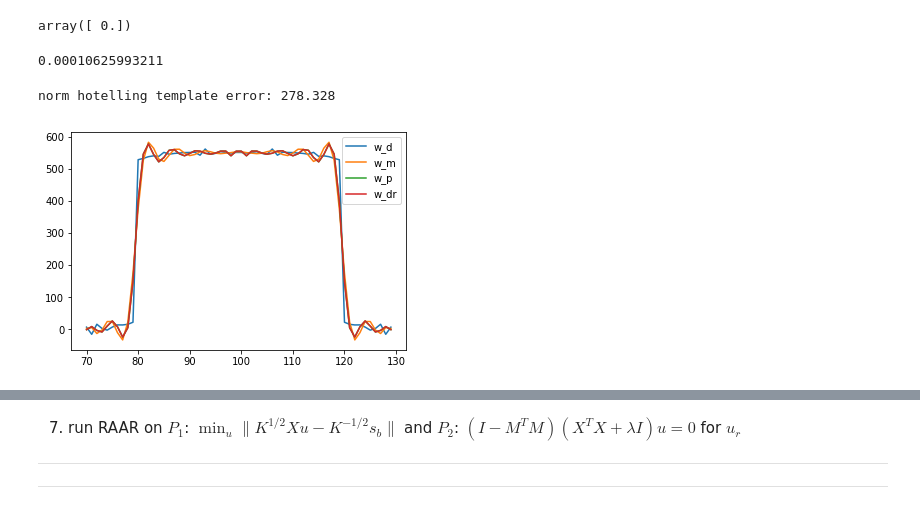
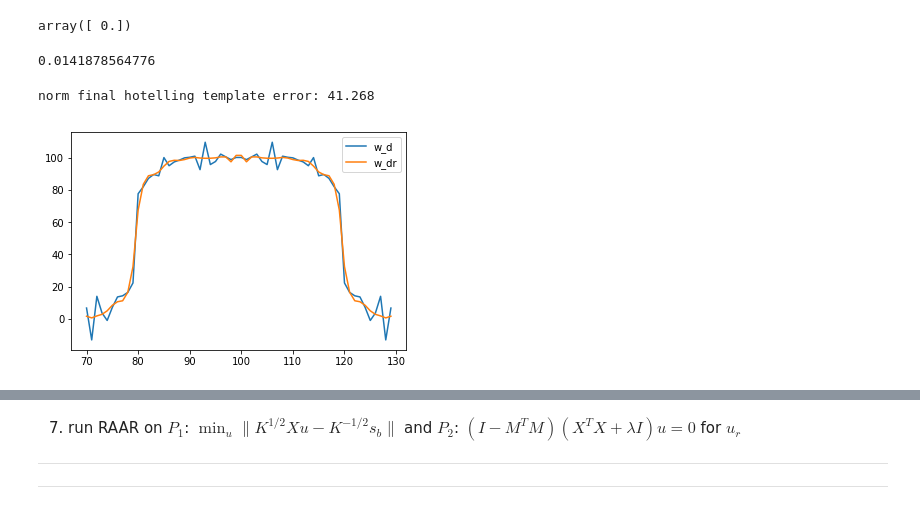
Before and after one commit to zimmerman-cole/ill-condition, a Jupyter notebook: code/pres/intermediate/proj_alg_single_1d.ipynb, the cells around one changed output, grey strips where cells are left out. Drawn from its saved outputs; the diff is of its cells as text; code cells hidden in the pictures.

```diff
--- a/code/pres/intermediate/proj_alg_single_1d.ipynb
+++ b/code/pres/intermediate/proj_alg_single_1d.ipynb
@@ -57,8 +71,8 @@ sigma = 3
 t     = 10
 
 # optimization
-tol   = 1e-5   # tolerance
-niter = 100    # max number of iterations
+tol   = 1e-15  # tolerance
+niter = 1000   # max number of iterations
 dr_sl = 1.5    # dr step length
 beta  = 0.25   # wtd avg for RAAR
 
@@ -77,7 +91,7 @@ plt.show()
 
 # regularization
 msv   = s[0]
-lam   = 10*msv
+lam   = 1*msv
 
 # problem
 p = problems.Problem(prob='b', n_1=n_1, k=k, lam=lam, ESI=True, ESIN=True, ESI3=True, dir_soln=True)
@@ -182,0 +207,19 @@ plt.show()
+# %%
+# compute intermediate hotelling residuals and errors every 10 iterations
+hr_m = []
+he_m = []
+ws_m = []
+for uu,i in zip(us_m,range(len(us_m))):
+    if i%10 == 0 or i == (len(us_m)-1):
+        w = util.calc_hot(X=p.X, B=p.B, lam=p.lam, M=p.M, u=uu, ESI=True)
+        ws_m.append(w)
+        he_m.append( la.norm(w - w_d) )
+        hr_m.append( la.norm(p.M.dot(p.R_direct).dot(p.Kb).dot(p.R_direct.T).dot(p.M.T).dot(w)
+                             - p.M.dot(p.R_direct).dot(p.sb)) )
+# %%
+# plot template progression
+print(len(ws_m))
+for w in ws_m:
+    plt.plot(w)
+plt.plot(w_d)
+plt.show()
@@ -237,0 +289,12 @@ plt.show()
+# %%
+# compute intermediate hotelling residuals and errors every 10 iterations
+hr_p = []
+he_p = []
+ws_p = []
+for uu,i in zip(us_p,range(len(us_p))):
+    if i%10 == 0 or i == (len(us_p)-1):
+        w = util.calc_hot(X=p.X, B=p.B, lam=p.lam, M=p.M, u=uu, ESI=True)
+        ws_p.append(w)
+        he_p.append( la.norm(w - w_d) )
+        hr_p.append( la.norm(p.M.dot(p.R_direct).dot(p.Kb).dot(p.R_direct.T).dot(p.M.T).dot(w)
+                             - p.M.dot(p.R_direct).dot(p.sb)) )
@@ -268,26 +347,24 @@ sum(w_dr - w_dr_check)
 # %% [output]
 array([ 0.])
 # %%
-# compute template residuals
+# compute final template residual
 r_dr = p.M.dot(R_d).dot(p.Kb).dot(R_d.T).dot(p.M.T).dot(w_dr) - p.M.dot(R_d).dot(p.sb)
 _r_dr_ = la.norm(r_dr)
 print(_r_dr_)
 # %% [output]
-0.00010625993211
+0.0141878564776
 # %%
-# compute template errors
+# compute final template error
 e_dr = w_dr - w_d
-print('norm hotelling template error: %s' % round(la.norm(e_dr),3))
+print('norm final hotelling template error: %s' % round(la.norm(e_dr),3))
 # %% [output]
-norm hotelling template error: 278.328
+norm final hotelling template error: 41.268
 # %%
-# plot w
+# plot final w
 px_idx = [(p.n-p.k)/2 + i for i in range(p.k)]
 plt.plot(px_idx, w_d)
-plt.plot(px_idx, w_m)
-plt.plot(px_idx, w_p)
 plt.plot(px_idx, w_dr)
-plt.legend(['w_d','w_m','w_p','w_dr'])
+plt.legend(['w_d','w_dr'])
 plt.show()
 # %% [output]
-[figure, old version]
+[figure, new version]
```
Also changed, not shown: parts of 62 cells of this notebook, 1 other file.
